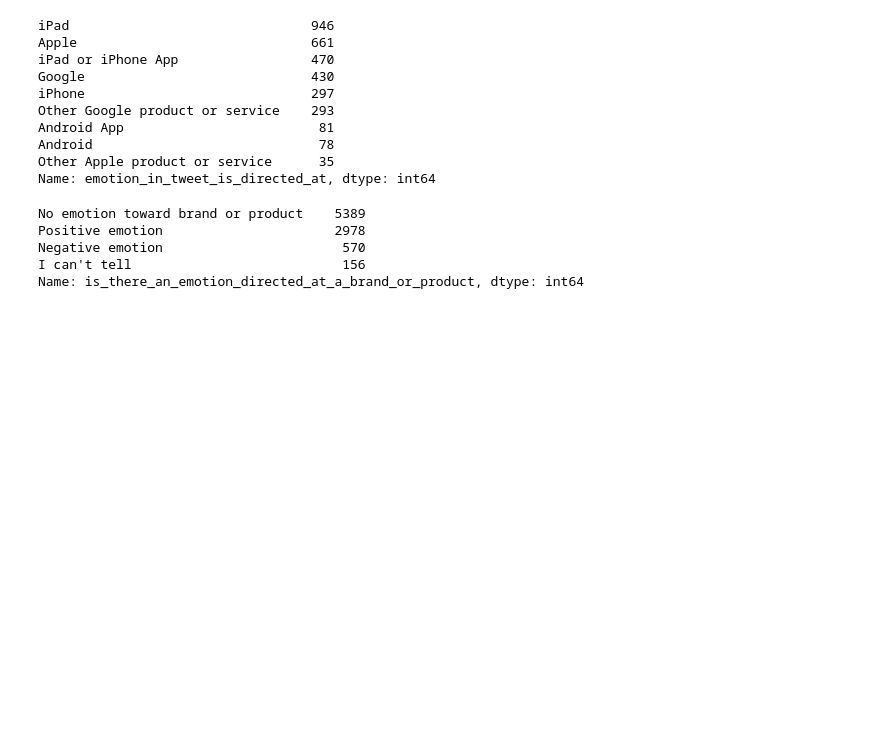
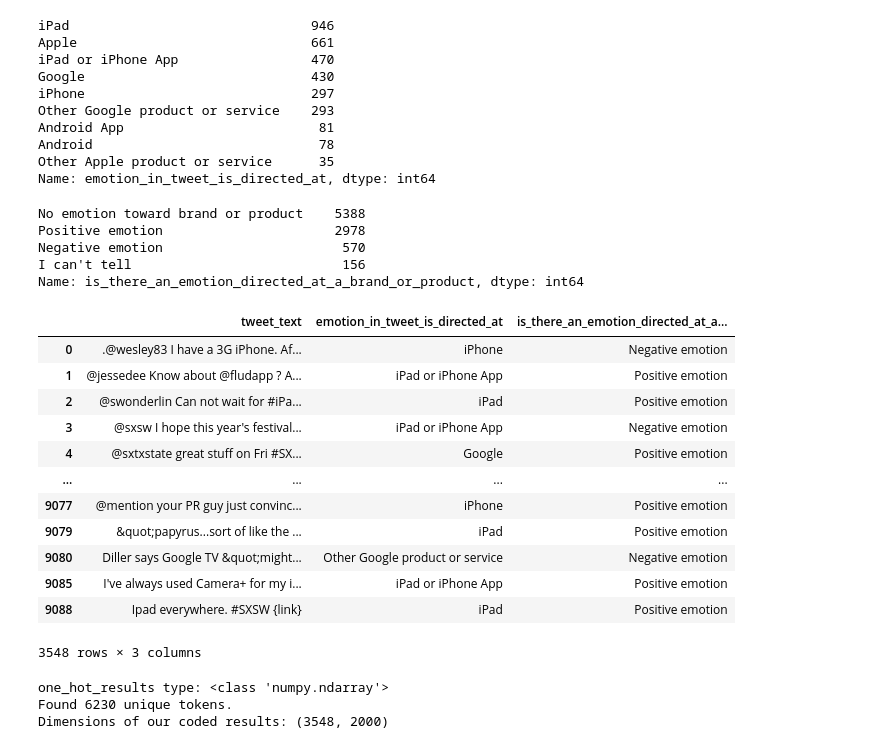
Before and after one commit to MattLeRoi/nlp_product_sentiment_project, a Jupyter notebook: index.ipynb, the cells around one changed output. Drawn from its saved outputs; the diff is of its cells as text; code cells hidden in the pictures; blank space fills up the shorter version.

```diff
--- a/index.ipynb
+++ b/index.ipynb
@@ -55,0 +90,2 @@ df
+# %%
+processed_df=df.dropna(subset=['tweet_text'])
@@ -71,10 +123,54 @@ Android                             78
 Other Apple product or service      35
 Name: emotion_in_tweet_is_directed_at, dtype: int64
 # %%
-df['is_there_an_emotion_directed_at_a_brand_or_product'].value_counts()
+processed_df['is_there_an_emotion_directed_at_a_brand_or_product'].value_counts()
 # %% [output]
-No emotion toward brand or product    5389
+No emotion toward brand or product    5388
 Positive emotion                      2978
 Negative emotion                       570
 I can't tell                           156
 Name: is_there_an_emotion_directed_at_a_brand_or_product, dtype: int64
+# %%
+pos_neg_df = processed_df[(processed_df['is_there_an_emotion_directed_at_a_brand_or_product'] == 'Positive emotion') | (processed_df['is_there_an_emotion_directed_at_a_brand_or_product'] == 'Negative emotion')]
+pos_neg_df
+# %% [output]
+|  | tweet_text | emotion_in_tweet_is_directed_at | is_there_an_emotion_directed_at_a... |
+| 0 | .@wesley83 I have a 3G iPhone. Af... | iPhone | Negative emotion |
+| 1 | @jessedee Know about @fludapp ? A... | iPad or iPhone App | Positive emotion |
+| 2 | @swonderlin Can not wait for #iPa... | iPad | Positive emotion |
+| 3 | @sxsw I hope this year's festival... | iPad or iPhone App | Negative emotion |
+| 4 | @sxtxstate great stuff on Fri #SX... | Google | Positive emotion |
+| ... | ... | ... | ... |
+| 9077 | @mention your PR guy just convinc... | iPhone | Positive emotion |
+| 9079 | &quot;papyrus...sort of like the ... | iPad | Positive emotion |
+| 9080 | Diller says Google TV &quot;might... | Other Google product or service | Negative emotion |
+| 9085 | I've always used Camera+ for my i... | iPad or iPhone App | Positive emotion |
+| 9088 | Ipad everywhere. #SXSW {link} | iPad | Positive emotion |
+3548 rows × 3 columns
+# %%
+# Raw text complaints
+pos_neg_tweets = pos_neg_df['tweet_text']
+
+# Initialize a tokenizer
+tokenizer = Tokenizer(num_words=2000)
+
+# Fit it to the complaints
+tokenizer.fit_on_texts(pos_neg_tweets)
+
+
+# Similar to sequences, but returns a numpy array
+one_hot_results= tokenizer.texts_to_matrix(pos_neg_tweets, mode='binary')
+print('one_hot_results type:', type(one_hot_results))
+
+# Useful if we wish to decode (more explanation below)
+word_index = tokenizer.word_index
+
+# Tokens are the number of unique words across the corpus
+print('Found %s unique tokens.' % len(word_index))
+
+# Our coded data
+print('Dimensions of our coded results:', np.shape(one_hot_results))
+# %% [output]
+one_hot_results type: <class 'numpy.ndarray'>
+Found 6230 unique tokens.
+Dimensions of our coded results: (3548, 2000)
```
Also changed, not shown: parts of 19 cells of this notebook.
